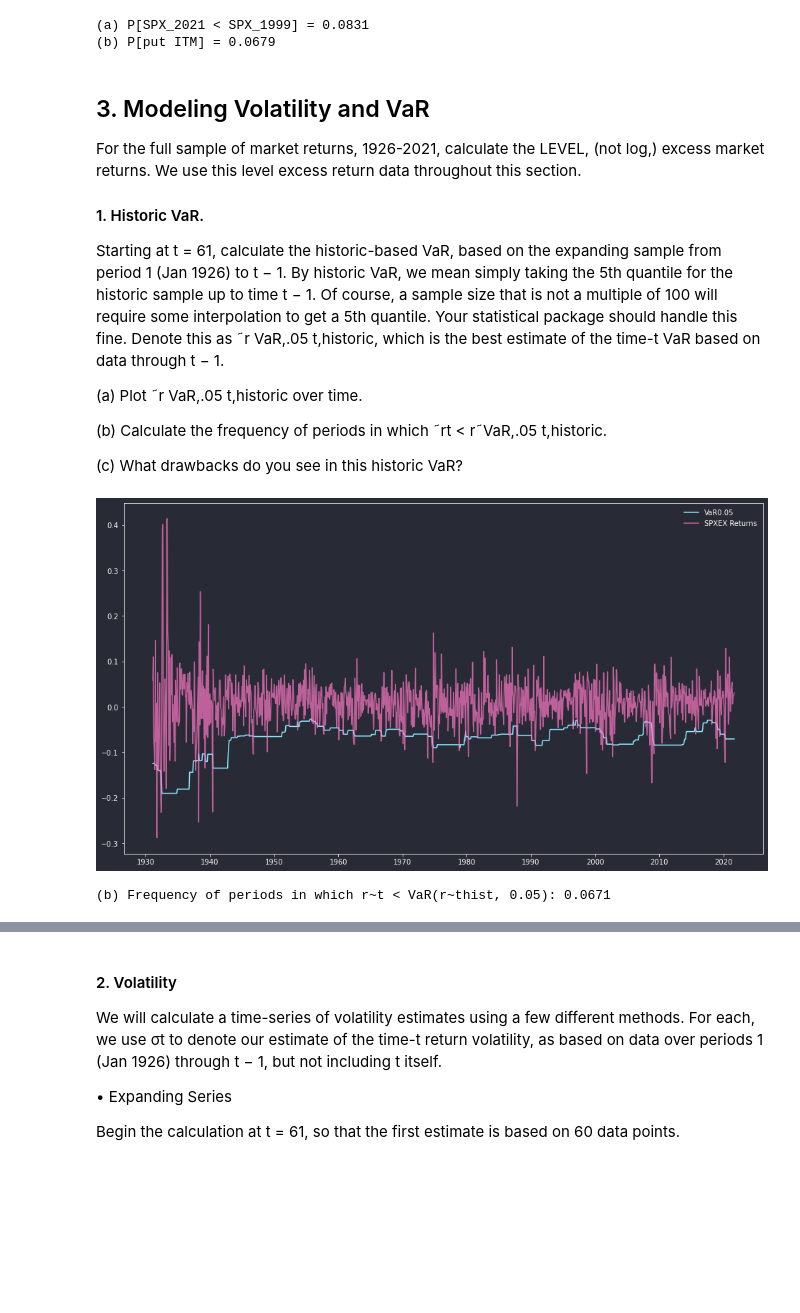
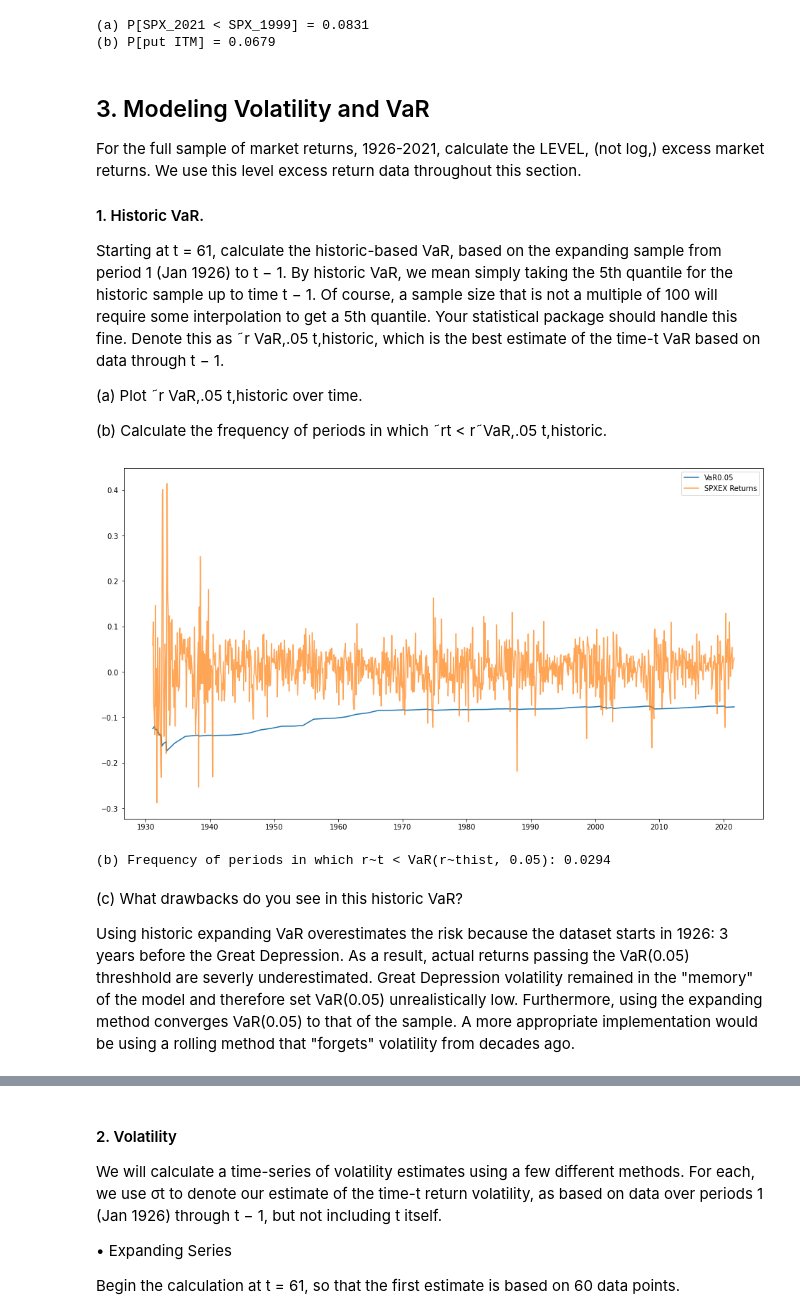
Before and after one commit to philipwlee/portrisk, a Jupyter notebook: hw3/hw3.ipynb, the cells around one changed output, grey strips where cells are left out. Saved outputs shown, nothing was run; the diff lists cells and outputs as text; code cells hidden in the pictures; blank space fills up the shorter version.

```diff
--- a/hw3/hw3.ipynb
+++ b/hw3/hw3.ipynb
@@ -4,7 +4,7 @@ pd.options.display.float_format = "{:,.4f}".format
 import numpy as np
 import matplotlib.pyplot as plt
 plt.rcParams["figure.figsize"] = (16,9)
-plt.style.use("~/.dracula.mplstyle")
+# plt.style.use("~/.dracula.mplstyle")
 from scipy import stats
 import arch
 # %%
@@ -235,38 +240,40 @@ t − 1.
 (a) Plot ˜r VaR,.05 t,historic over time.
 
 (b) Calculate the frequency of periods in which ˜rt < r˜VaR,.05 t,historic.
-
-(c) What drawbacks do you see in this historic VaR?
 # %%
-def rolling_var(data, col, pi, window):
+def hist_var(data, col, pi, window, rolling=True):
     steps = data.shape[0] - window
 
     vars = []
     for i in range(steps):
-        d = data[col].iloc[i:i+window]
+        d = data[col].iloc[i*rolling:i+window]
         v = d.quantile(pi)
         vars.append(v)
 
     vars = pd.Series(vars, index=data[col].iloc[window:].index)
     return vars
 
 col = "SPXEX"
 pi = 0.05
 window = 60
 
 d = data[col].iloc[window:]
-vars = rolling_var(data, col, pi, window)
+vars = hist_var(data, col, pi, window, rolling=False)
 
 plt.plot(vars, label=f"VaR{pi}")
 plt.plot(d, label=f"{col} Returns", alpha=0.7)
 plt.legend(); plt.show()
 # %% [output]
-[figure, old version]
+[figure, new version]
 # %%
-less_var = d < vars
+less_var = d < vars.shift(1)
 print(f"(b) Frequency of periods in which r~t < VaR(r~thist, {pi}): {sum(less_var)/len(vars):.4f}")
 # %% [output]
-(b) Frequency of periods in which r~t < VaR(r~thist, 0.05): 0.0671
+(b) Frequency of periods in which r~t < VaR(r~thist, 0.05): 0.0294
+# %% [markdown]
+(c) What drawbacks do you see in this historic VaR?
+
+Using historic expanding VaR overestimates the risk because the dataset starts in 1926: 3 years before the Great Depression. As a result, actual returns passing the VaR(0.05) threshhold are severly underestimated. Great Depression volatility remained in the "memory" of the model and therefore set VaR(0.05) unrealistically low. Furthermore, using the expanding method converges VaR(0.05) to that of the sample. A more appropriate implementation would be using a rolling method that "forgets" volatility from decades ago.
 # %%
 plt.plot(data[col].expanding(window).quantile(pi).dropna(), label="Expanding")
 plt.plot(data[col].rolling(window).quantile(pi).dropna(), label="Rolling")
```
Also changed, not shown: parts of 10 cells of this notebook, 3 other files.
